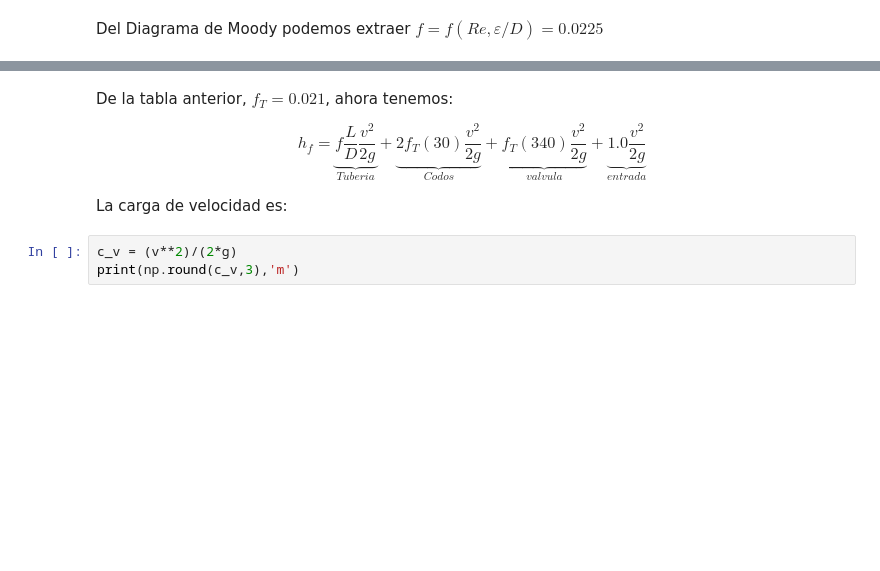
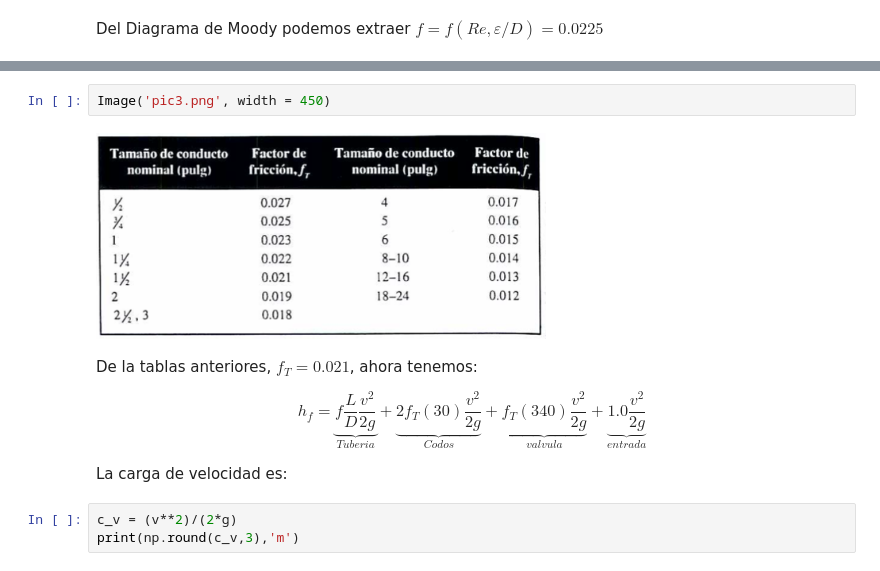
Before and after one commit to mqquiroz/ICV411, a Jupyter notebook: Ejercicio_NPSH.ipynb, the cells around one changed output, grey strips where cells are left out. Saved outputs shown, nothing was run; the diff lists cells and outputs as text; blank space fills up the shorter version.

```diff
--- a/Ejercicio_NPSH.ipynb
+++ b/Ejercicio_NPSH.ipynb
@@ -102,5 +108,9 @@ Del Diagrama de Moody podemos extraer $f = f(Re,\varepsilon/D)=0.0225$
+# %%
+Image('pic3.png', width = 450)
+# %% [output]
+[figure, added]
 # %% [markdown]
-De la tabla anterior, $f_{T}=0.021$, ahora tenemos:
+De la tablas anteriores, $f_{T}=0.021$, ahora tenemos:
 
 \begin{equation}
 h_{f} = \underbrace{f\displaystyle\frac{L}{D}\frac{v^2}{2g}}_{Tuberia} + \underbrace{2f_{T}\displaystyle (30)\frac{v^2}{2g}}_{Codos} + \underbrace{f_{T}\displaystyle (340)\frac{v^2}{2g}}_{valvula} + \underbrace{1.0\displaystyle\frac{v^2}{2g}}_{entrada} \nonumber
```
Also changed, not shown: parts of 2 cells of this notebook.
